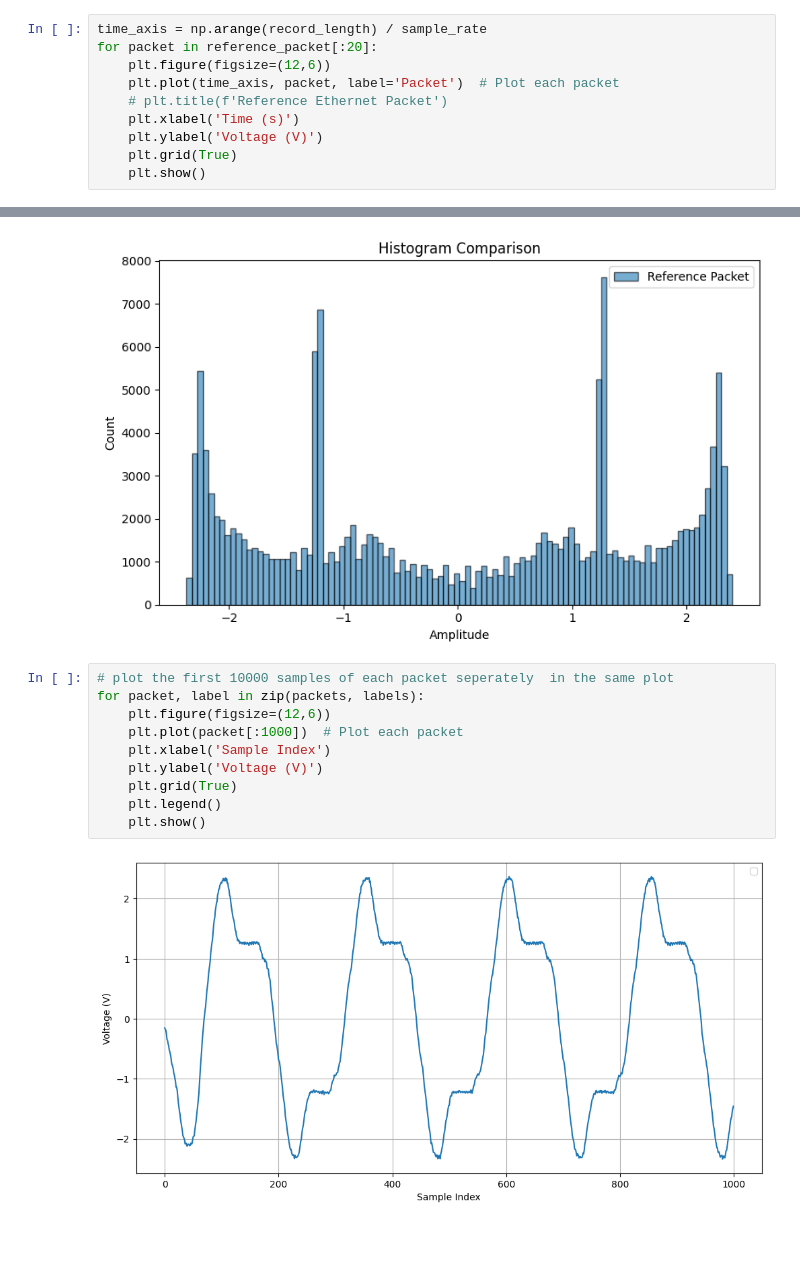
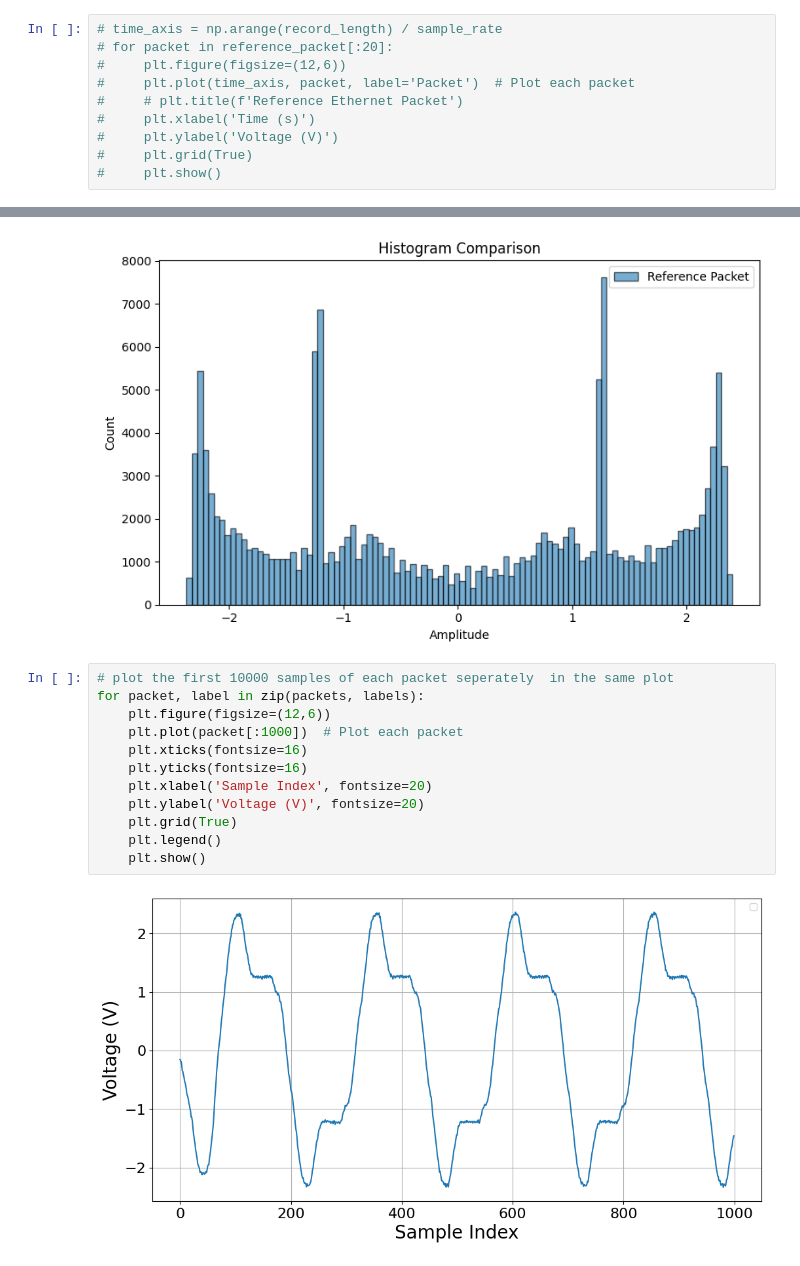
Before and after one commit to amitduwal/edge-ml-cable-anomaly, a Jupyter notebook: notebooks/visualize_verify.ipynb, the cells around one changed output, grey strips where cells are left out. Drawn from its saved outputs; the diff is of its cells as text; blank space fills up the shorter version.

```diff
--- a/notebooks/visualize_verify.ipynb
+++ b/notebooks/visualize_verify.ipynb
@@ -26,12 +26,12 @@ len(reference_packet)
 # %%
 # reference_packet_copy = reference_packet.copy()
 # %%
-time_axis = np.arange(record_length) / sample_rate
-for packet in reference_packet[:20]:
-    plt.figure(figsize=(12,6))
-    plt.plot(time_axis, packet, label='Packet')  # Plot each packet
-    # plt.title(f'Reference Ethernet Packet')
-    plt.xlabel('Time (s)')
-    plt.ylabel('Voltage (V)')
-    plt.grid(True)
-    plt.show()
+# time_axis = np.arange(record_length) / sample_rate
+# for packet in reference_packet[:20]:
+#     plt.figure(figsize=(12,6))
+#     plt.plot(time_axis, packet, label='Packet')  # Plot each packet
+#     # plt.title(f'Reference Ethernet Packet')
+#     plt.xlabel('Time (s)')
+#     plt.ylabel('Voltage (V)')
+#     plt.grid(True)
+#     plt.show()
@@ -114,12 +100,14 @@ plt.show()
 # %%
 # plot the first 10000 samples of each packet seperately  in the same plot
 for packet, label in zip(packets, labels):
     plt.figure(figsize=(12,6))
     plt.plot(packet[:1000])  # Plot each packet
-    plt.xlabel('Sample Index')
-    plt.ylabel('Voltage (V)')
+    plt.xticks(fontsize=16)
+    plt.yticks(fontsize=16)
+    plt.xlabel('Sample Index', fontsize=20)
+    plt.ylabel('Voltage (V)', fontsize=20)
     plt.grid(True)
     plt.legend()
     plt.show()
 # %% [output]
-[figure, old version]
+[figure, new version]
```
Also changed, not shown: parts of 1 cell of this notebook, 9 other files.
